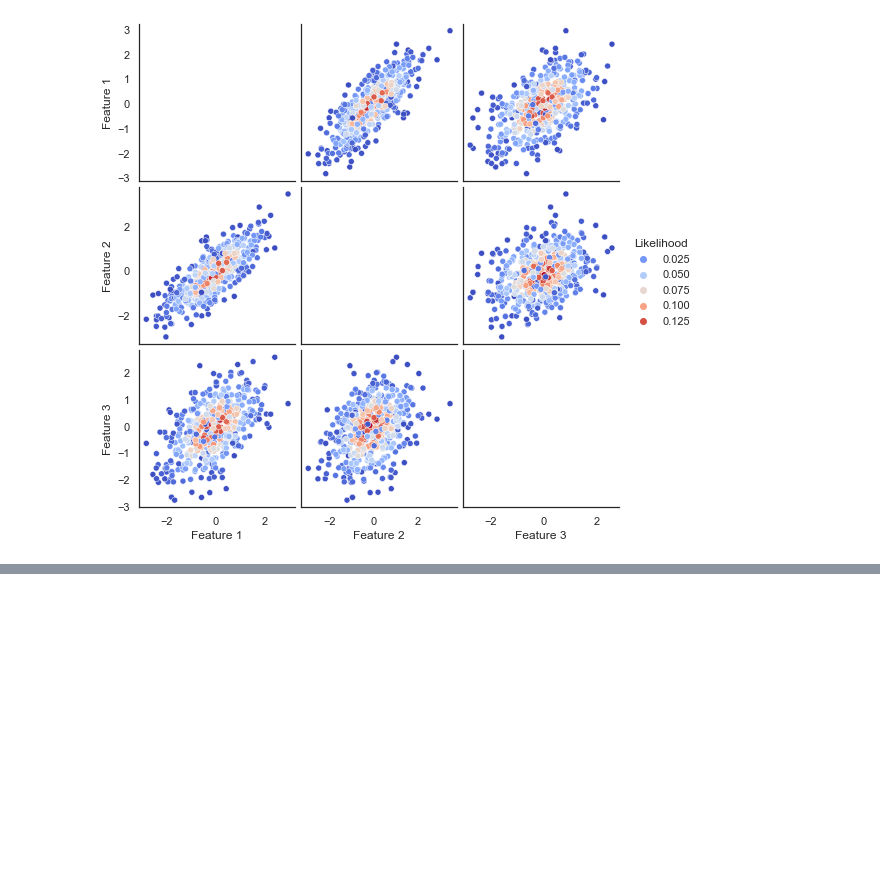
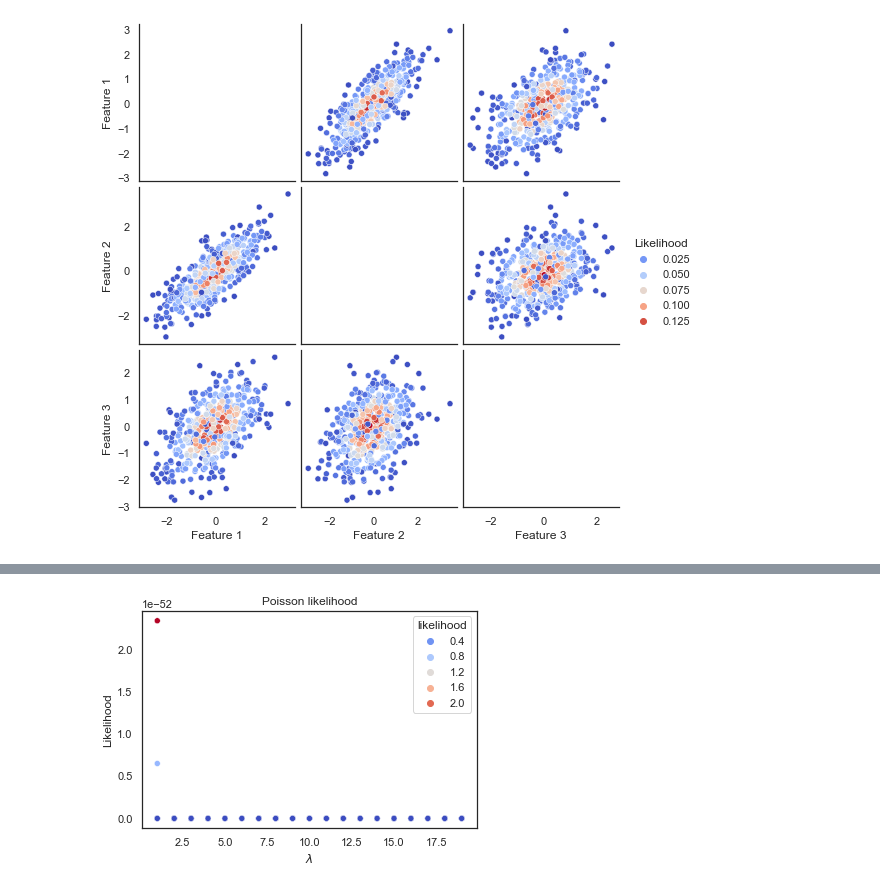
Before and after one commit to pjdunne/MResMCMC2023, a Jupyter notebook: 10_05_2023_Likelihood.ipynb, the cells around one changed output, grey strips where cells are left out. Drawn from its saved outputs; the diff is of its cells as text; code cells hidden in the pictures; blank space fills up the shorter version.

```diff
--- a/10_05_2023_Likelihood.ipynb
+++ b/10_05_2023_Likelihood.ipynb
@@ -36,0 +70,32 @@ plt.show()
+# %%
+import numpy as np
+import seaborn as sns
+import matplotlib.pyplot as plt
+import pandas as pd
+from scipy.stats import poisson
+
+# Generate synthetic datasets
+np.random.seed(42)
+num_datasets = 100
+lambda_values = np.random.randint(1, 20, num_datasets)
+poisson_datasets = [np.random.poisson(lam, 100) for lam in lambda_values]
+
+# Likelihood function for the Poisson distribution
+def likelihood_poisson(data, lam):
+    return np.prod(poisson.pmf(data, lam))
+
+# Fit a Poisson distribution to each dataset and calculate the likelihoods
+likelihoods = [likelihood_poisson(data, lam) for data, lam in zip(poisson_datasets, lambda_values)]
+
+# Prepare the data for visualization
+data_for_viz = pd.DataFrame({'lambda': lambda_values, 'likelihood': likelihoods})
+
+# Visualize the high-dimensional probability distribution using a scatterplot matrix
+sns.scatterplot(data=data_for_viz, x='lambda', y='likelihood', hue='likelihood', palette='coolwarm')
+plt.xlabel("$\lambda$")
+plt.ylabel("Likelihood")
+plt.title("Poisson likelihood")
+#plt.savefig('poisson likelihood')
+plt.show()
+# %% [output]
+[figure, added]
```
Also changed, not shown: parts of 2 cells of this notebook.
